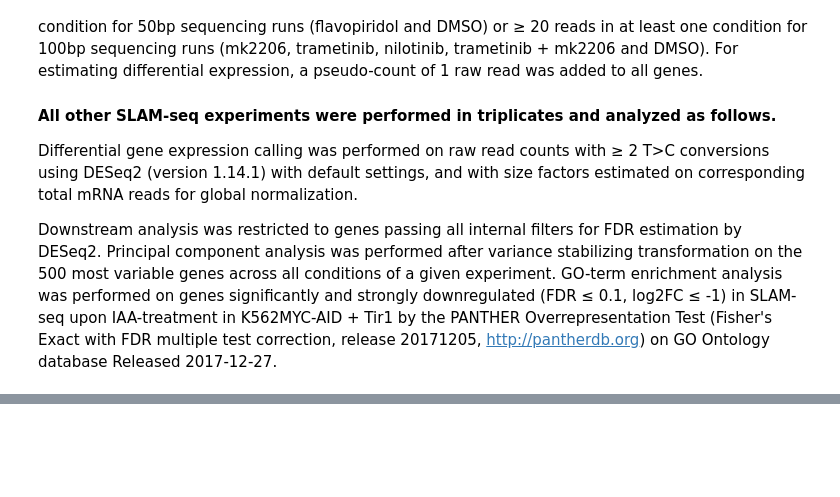
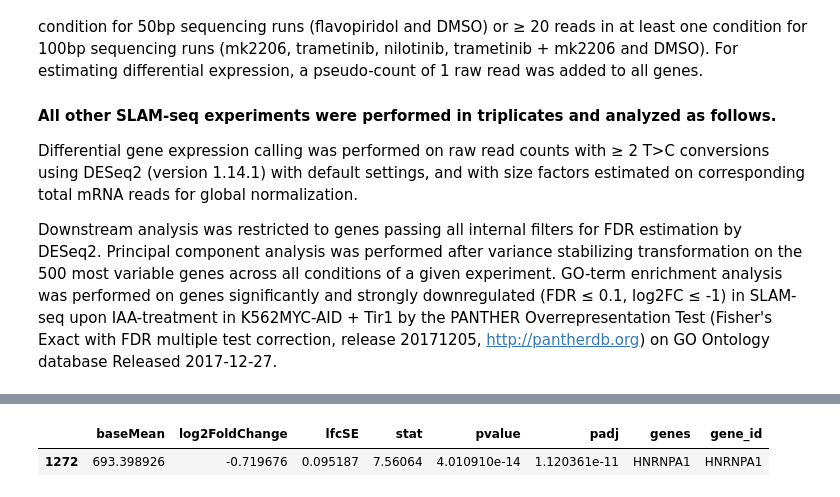
Before and after one commit to monikaperez/AMLproject, a Jupyter notebook: slamRNA_analysis.ipynb, the cells around one changed output, grey strips where cells are left out. Cells and saved outputs as stored; diff of their text form; code cells hidden in the pictures; blank space fills up the shorter version.

```diff
--- a/slamRNA_analysis.ipynb
+++ b/slamRNA_analysis.ipynb
@@ -171,3 +249,0 @@ len(toremove.ravel())
-# %%
-readcounts = readcounts.drop(readcounts.iloc[toremove.ravel()].index,0)
-tccounts = tccounts.drop(tccounts.iloc[toremove.ravel()].index,0)
@@ -235,7 +402,7 @@ tccounts.columns
 # %%
 design = pd.DataFrame(index=[i.replace('-','.') for i in tccounts.columns.values[:-1]],
                       columns=['DMSO','JQ1'],
-                      data=np.array([[0,0,0,0,0,0,1,1,1,0,0,0,0,0,0],
+                      data=np.array([[0,0,0,0,0,0,0,0,0,1,1,1,0,0,0],
                                      [0,0,0,0,0,0,0,0,0,0,0,0,1,1,1]],dtype=bool).T)
 # %% [markdown]
 ### Differential gene expression analysis, PCA and GO-term enrichment
@@ -259,5 +446,5 @@ tccounts[tccounts.genes=='MYC']
 # %%
-deseq = pyDESeq2.pyDESeq2(count_matrix=tccounts[tccounts.columns[np.array([0,0,0,0,0,0,1,1,1,0,0,0,1,1,1,1],np.bool)]],
-                         design_matrix=design[np.array([0,0,0,0,0,0,1,1,1,0,0,0,1,1,1],np.bool)],
+deseq = pyDESeq2.pyDESeq2(count_matrix=tccounts[tccounts.columns[np.array([0,0,0,0,0,0,0,0,0,1,1,1,1,1,1,1],np.bool)]],
+                         design_matrix=design[np.array([0,0,0,0,0,0,0,0,0,1,1,1,1,1,1],np.bool)],
                          design_formula="~DMSO - JQ1",
                          gene_column="genes")
@@ -266,4 +458,6 @@ np.exp(np.mean(np.log(readcounts[readcounts.columns[np.array([0,0,0,0,0,0,1,1,1,
 # %%
-deseq.run_estimate_size_factors(geoMeans = np.exp(np.mean(np.log(readcounts[readcounts.columns[np.array([0,0,0,0,0,0,1,1,1,0,0,0,1,1,1,0],np.bool)]].values+1), 1)))
+deseq.run_estimate_size_factors(geoMeans = np.exp(np.mean(np.log(
+    readcounts[readcounts.columns[
+        np.array([0,0,0,0,0,0,0,0,0,1,1,1,1,1,1,0],np.bool)]].values+1), 1)))
 # %%
 deseq.run_deseq()
@@ -282,5 +491,10 @@ JQ1res.to_csv("data/jq1.mv411.csv")
 JQ1res.log2FoldChange = -JQ1res.log2FoldChange
 # %%
 JQ1res["gene_id"] = JQ1res.genes
+# %%
+JQ1res[JQ1res.gene_id=='HNRNPA1']
+# %% [output]
+|  | baseMean | log2FoldChange | lfcSE | stat | pvalue | padj | genes | gene_id |
+| 1272 | 693.398926 | -0.719676 | 0.095187 | 7.56064 | 4.010910e-14 | 1.120361e-11 | HNRNPA1 | HNRNPA1 |
 # %%
 show(volcano(JQ1res,tohighlight=ctf, searchbox=True))
```
Also changed, not shown: parts of 55 cells of this notebook, 13 other files.
